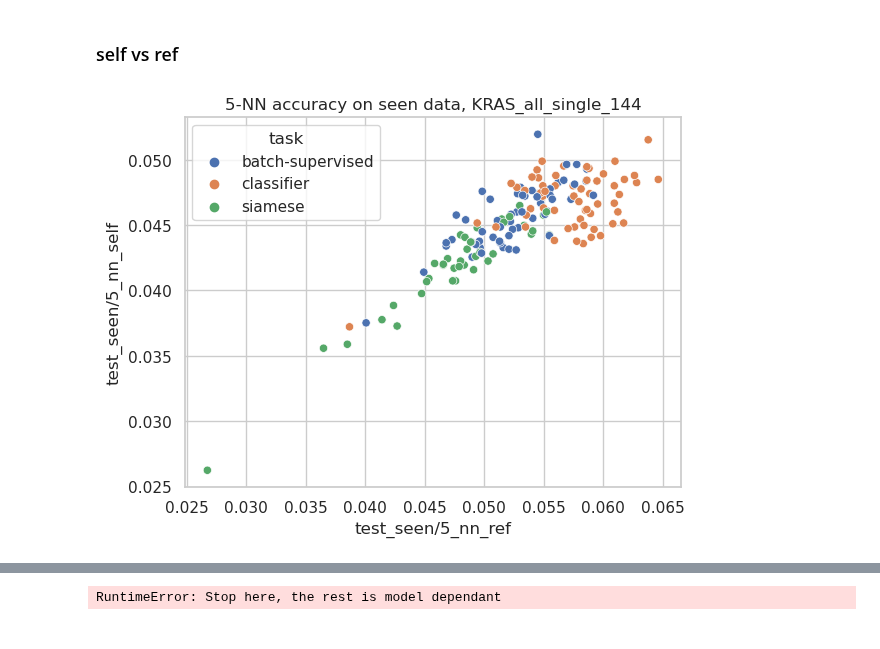
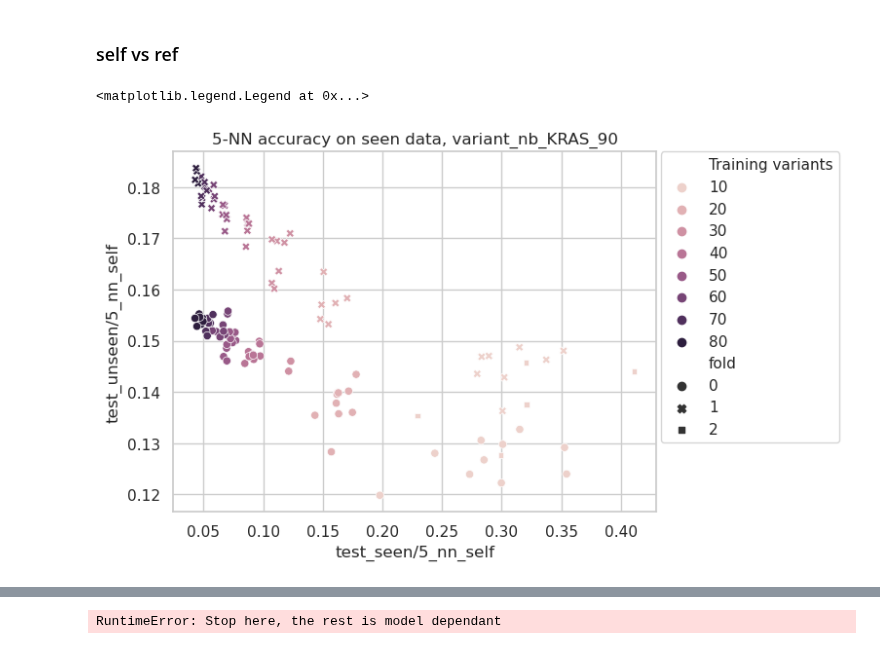
Before and after one commit to Lucas-Gui/sc_contrast, a Jupyter notebook: hyperparam_results.ipynb, the cells around one changed output, grey strips where cells are left out. Saved outputs shown, nothing was run; the diff lists cells and outputs as text; code cells hidden in the pictures.

```diff
--- a/hyperparam_results.ipynb
+++ b/hyperparam_results.ipynb
@@ -23,5 +24,5 @@ models/nabid_embed-dim, models/nabid_embed-dim_1, models/TP53_all_single, models
 # %%
-path = 'models/nabid_embed-dim_1/'
+path = 'models/variant_nb_KRAS/'
 run_name = path.split('/')[-2]
 run_name
 # %% [output]
@@ -49,0 +72,16 @@ results = results.set_index('run_name').dropna(subset=['5_nn_ref_seen'])
+# %%
+# Necessary bc configparser reads everything as string
+for col in results.columns:
+    if results[col].dtype == object:
+        try:
+            results[col] = results[col].astype(float)
+        except ValueError:
+            pass
+# %%
+## N variant experiment : not always relevant
+# next time look in run_meta.json
+exp_id = pd.Series(results.index.str.split('_').str[-1].astype(int), results.index)
+# id = i*8*10+(j-1)*10+k
+results['n_variants'] = 10* (exp_id %80 // 10 +1)
+results['fold'] = exp_id//80
+results.n_variants.value_counts()
@@ -54,7 +103,8 @@ results['hid_dim'] = results['shape'].apply(lambda x : x[0])
 from tensorboard.backend.event_processing.event_accumulator import EventAccumulator
 root = 'runs/'+'/'.join(path.split('/')[1:])
 records = []
-for file in glob(root+'/*'):
+# for file in glob(root+'/*'):
+for file in glob('runs/variant_nb_KRAS_*'): ### ATTENTION : ad_hoc solution to erroneous save path. change back when fixed
     event_acc = EventAccumulator(file)
     event_acc.Reload()
     name = os.path.basename(file)
@@ -161,8 +218,11 @@ for ax in pp.axes.flat:
 # %% [markdown]
 ### self vs ref
 # %%
-sns.scatterplot(x=best['test_seen/5_nn_ref'],y=best['test_seen/5_nn_self'],hue=best['task'])
+sns.scatterplot(x=best['test_seen/5_nn_ref'],y=best['test_unseen/5_nn_self'],hue=best['n_variants'].rename('Training variants'), style=best['fold'], legend='full')
 plt.title(f'5-NN accuracy on seen data, {name}')
+# legend outside bounds
+plt.legend(bbox_to_anchor=(1.01, 1),borderaxespad=0)
 # plt.savefig(f'plots/scores/score_ref_vs_self_{name}.pdf')
 # %% [output]
+<matplotlib.legend.Legend at 0x...>
-[figure, old version]
+[figure, new version]
```
Also changed, not shown: parts of 12 cells of this notebook.
